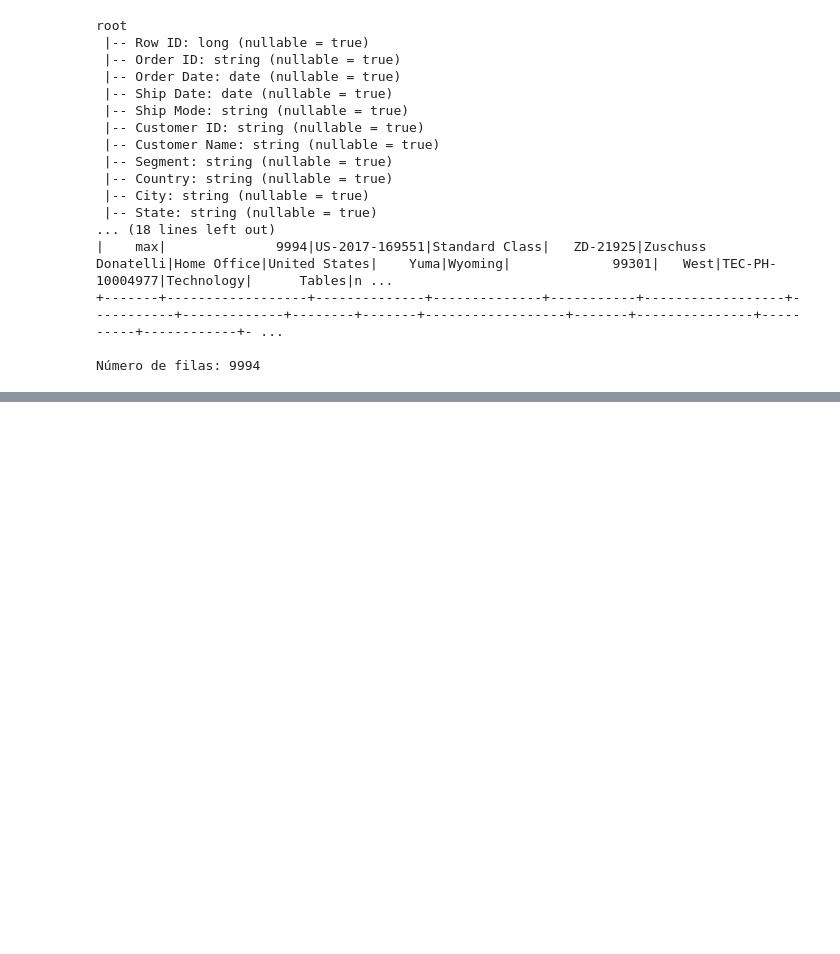
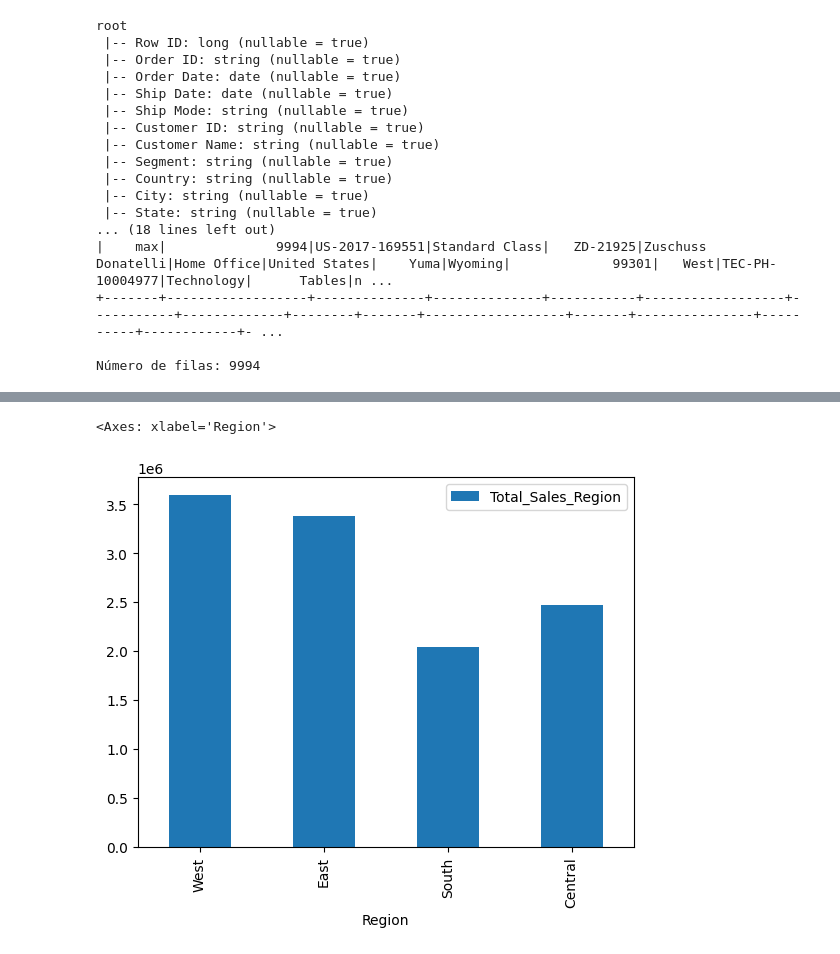
Before and after one commit to LuisPenafiel/databricks-sales-analysis, a Jupyter notebook: Sales_Analysis.ipynb, the cells around one changed output, grey strips where cells are left out. Saved outputs shown, nothing was run; the diff lists cells and outputs as text; code cells hidden in the pictures; blank space fills up the shorter version.

```diff
--- a/Sales_Analysis.ipynb
+++ b/Sales_Analysis.ipynb
@@ -56,0 +277,3 @@ Número de filas: 9994
+# %%
+spark = SparkSession.builder.appName("SalesAnalysis").getOrCreate()
+df = spark.table("superstore_transformed")
@@ -56,0 +299,9 @@ Número de filas: 9994
+# %%
+# Agrupa ventas por región para visualizar
+sales_by_region = df.groupBy("Region").agg({"Total_Sales": "sum"}).withColumnRenamed("sum(Total_Sales)", "Total_Sales_Region")
+
+# Muestra como gráfico de barras
+sales_by_region.toPandas().plot(kind="bar", x="Region", y="Total_Sales_Region")
+# %% [output]
+<Axes: xlabel='Region'>
+[figure, added]
```
Also changed, not shown: parts of 28 cells of this notebook, 2 other files.
